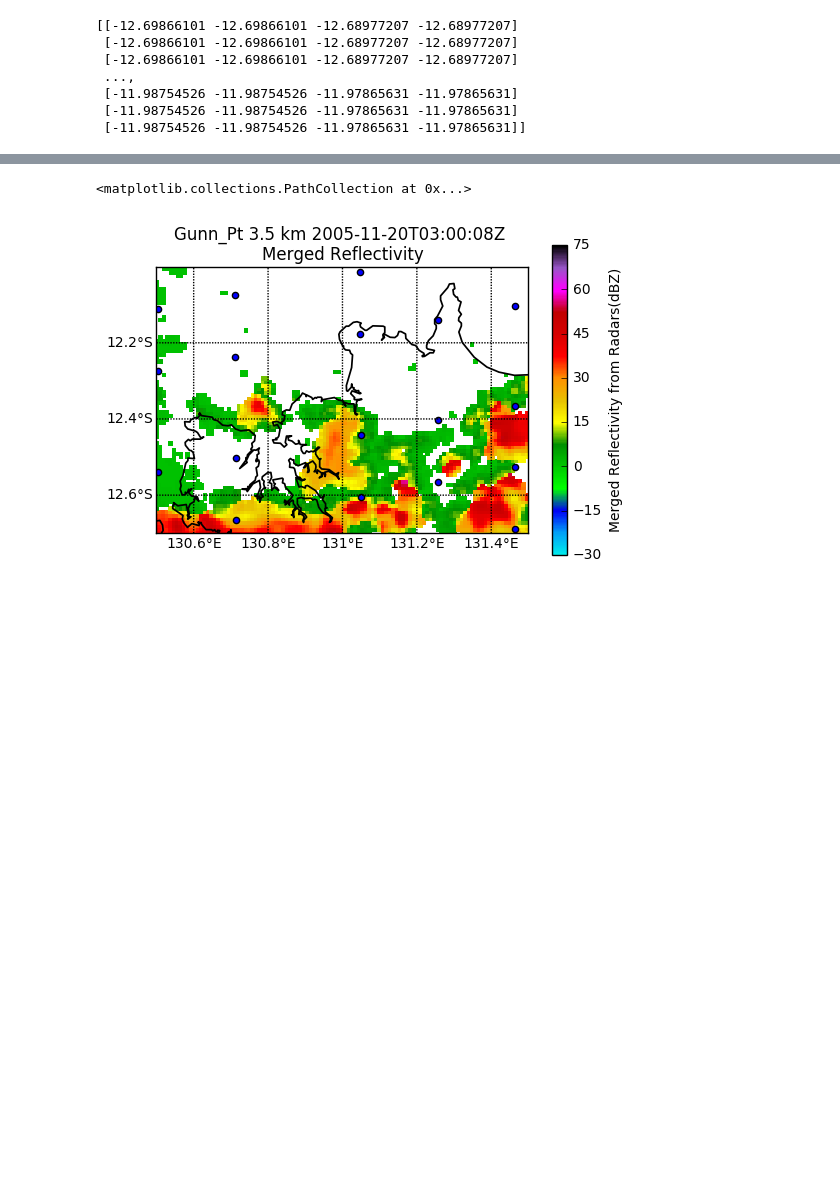
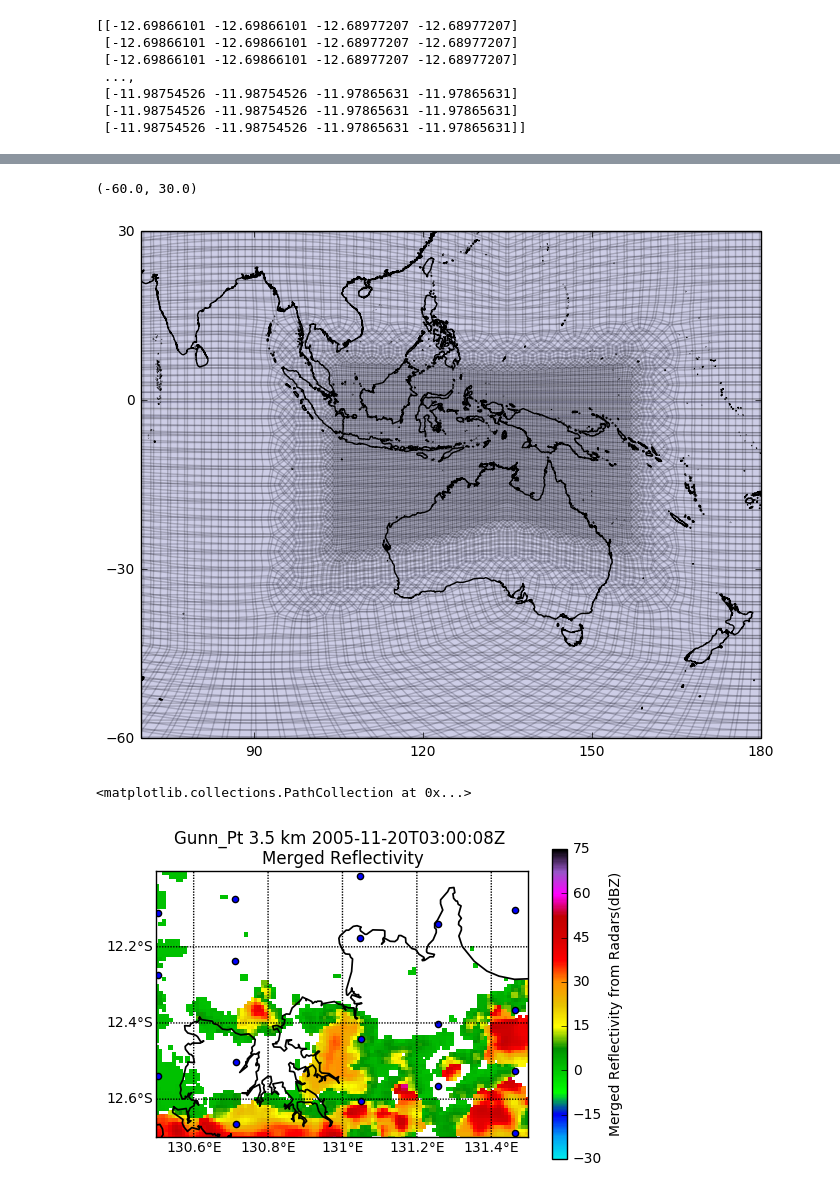
Before and after one commit to rcjackson/cmdv-rrm-anl, a Jupyter notebook: notebooks/RRM aggregate.ipynb, the cells around one changed output, grey strips where cells are left out. Cells and saved outputs as stored; diff of their text form; code cells hidden in the pictures; blank space fills up the shorter version.

```diff
--- a/notebooks/RRM aggregate.ipynb
+++ b/notebooks/RRM aggregate.ipynb
@@ -88,3 +104,25 @@ plt.ylim((-12.7, -12.0))
+# %%
+plt.figure(figsize=(8,8))
+ax = plt.axes(projection=ccrs.PlateCarree())
+hexagons = []
+hexagon_paths = []
+
+for i in range(0,num_hexagons):
+    vertex_list = [[x,y] for (x,y) in zip(grid_corner_lon[i],grid_corner_lat[i])]
+    hexagons.append(patches.Polygon(vertex_list, closed=True, fill=False))
+p = PatchCollection(hexagons, alpha=0.1)
+colors = 100*np.ones(num_hexagons)
+p.set_array(colors)
+ax.add_collection(p)
+ax.coastlines(resolution='10m')
+ax.set_xticks([0, 30, 60, 90, 120, 150, 180], crs=ccrs.PlateCarree())
+ax.set_yticks([-90, -60, -30, 0, 30, 60, 90], crs=ccrs.PlateCarree())
+
+plt.xlim((70, 180))
+plt.ylim((-60.0, 30.0))
+# %% [output]
+(-60.0, 30.0)
+[figure, added]
 # %%
 grid_display = pyart.graph.GridMapDisplay(multidop_grid)
 grid_display.plot_basemap(min_lat=-12.7, max_lat=-12.0,
```
Also changed, not shown: parts of 16 cells of this notebook, 58 other files.
